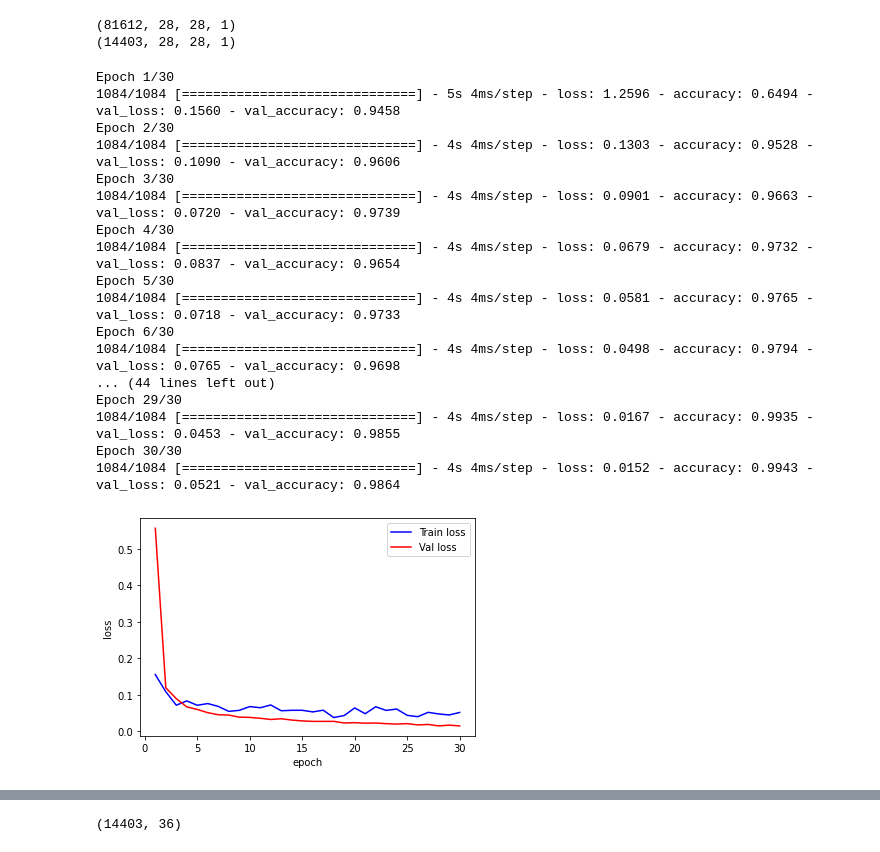
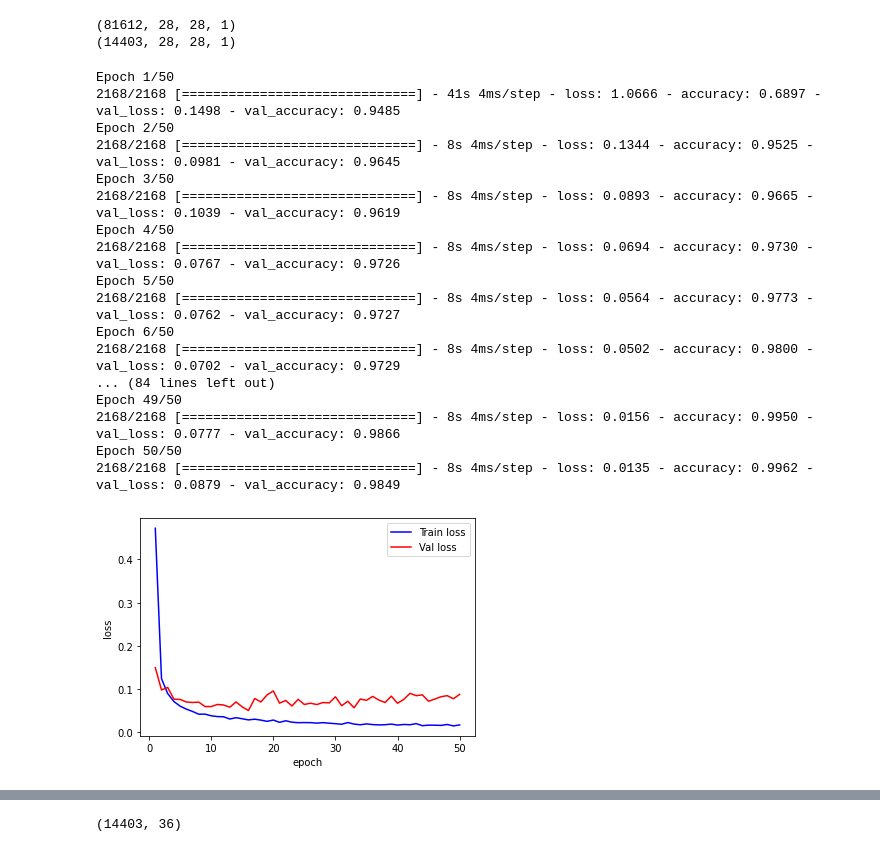
Before and after one commit to yashgupta417/ANPR, a Jupyter notebook: char_recog.ipynb, the cells around one changed output, grey strips where cells are left out. Drawn from its saved outputs; the diff is of its cells as text; code cells hidden in the pictures.

```diff
--- a/char_recog.ipynb
+++ b/char_recog.ipynb
@@ -240,8 +240,8 @@ from keras.layers.convolutional import Conv2D,MaxPooling2D
 # %%
 width=28
 height=28
-batch_size=64
-epochs=30
+batch_size=32
+epochs=50
 model=Sequential()
 #Conv Layer-1
 model.add(Conv2D(6,kernel_size=5,input_shape=(width,height,1),data_format='channels_last',padding='same',activation='relu'))
@@ -299,43 +299,43 @@ print(X_test.shape)
 # %%
 history=model.fit(X_train,Y_train,batch_size=batch_size,epochs=epochs,validation_split = 0.15)
 # %% [output]
-Epoch 1/30
-1084/1084 [==============================] - 5s 4ms/step - loss: 1.2596 - accuracy: 0.6494 - val_loss: 0.1560 - val_accuracy: 0.9458
-Epoch 2/30
-1084/1084 [==============================] - 4s 4ms/step - loss: 0.1303 - accuracy: 0.9528 - val_loss: 0.1090 - val_accuracy: 0.9606
-Epoch 3/30
-1084/1084 [==============================] - 4s 4ms/step - loss: 0.0901 - accuracy: 0.9663 - val_loss: 0.0720 - val_accuracy: 0.9739
-Epoch 4/30
-1084/1084 [==============================] - 4s 4ms/step - loss: 0.0679 - accuracy: 0.9732 - val_loss: 0.0837 - val_accuracy: 0.9654
-Epoch 5/30
-1084/1084 [==============================] - 4s 4ms/step - loss: 0.0581 - accuracy: 0.9765 - val_loss: 0.0718 - val_accuracy: 0.9733
-Epoch 6/30
-1084/1084 [==============================] - 4s 4ms/step - loss: 0.0498 - accuracy: 0.9794 - val_loss: 0.0765 - val_accuracy: 0.9698
-... (44 lines left out)
-Epoch 29/30
-1084/1084 [==============================] - 4s 4ms/step - loss: 0.0167 - accuracy: 0.9935 - val_loss: 0.0453 - val_accuracy: 0.9855
-Epoch 30/30
-1084/1084 [==============================] - 4s 4ms/step - loss: 0.0152 - accuracy: 0.9943 - val_loss: 0.0521 - val_accuracy: 0.9864
+Epoch 1/50
+2168/2168 [==============================] - 41s 4ms/step - loss: 1.0666 - accuracy: 0.6897 - val_loss: 0.1498 - val_accuracy: 0.9485
+Epoch 2/50
+2168/2168 [==============================] - 8s 4ms/step - loss: 0.1344 - accuracy: 0.9525 - val_loss: 0.0981 - val_accuracy: 0.9645
+Epoch 3/50
+2168/2168 [==============================] - 8s 4ms/step - loss: 0.0893 - accuracy: 0.9665 - val_loss: 0.1039 - val_accuracy: 0.9619
+Epoch 4/50
+2168/2168 [==============================] - 8s 4ms/step - loss: 0.0694 - accuracy: 0.9730 - val_loss: 0.0767 - val_accuracy: 0.9726
+Epoch 5/50
+2168/2168 [==============================] - 8s 4ms/step - loss: 0.0564 - accuracy: 0.9773 - val_loss: 0.0762 - val_accuracy: 0.9727
+Epoch 6/50
+2168/2168 [==============================] - 8s 4ms/step - loss: 0.0502 - accuracy: 0.9800 - val_loss: 0.0702 - val_accuracy: 0.9729
+... (84 lines left out)
+Epoch 49/50
+2168/2168 [==============================] - 8s 4ms/step - loss: 0.0156 - accuracy: 0.9950 - val_loss: 0.0777 - val_accuracy: 0.9866
+Epoch 50/50
+2168/2168 [==============================] - 8s 4ms/step - loss: 0.0135 - accuracy: 0.9962 - val_loss: 0.0879 - val_accuracy: 0.9849
 # %%
 #Loss curve
 import matplotlib.pyplot as plt
 fig,ax=plt.subplots(1,1)
 ax.set_xlabel('epoch')
 ax.set_ylabel('loss')
 
 x=list(range(1,epochs+1))
 
-vy=history.history['val_loss']
-ty=history.history['loss']
+v=history.history['val_loss']
+t=history.history['loss']
 
 def plt_dynamic(x,y,y_1,ax,colors=['b']):
     ax.plot(x,y,'b',label='Train loss')
     ax.plot(x,y_1,'r',label='Val loss')
     plt.legend()
     fig.canvas.draw()
-plt_dynamic(x,vy,ty,ax)
+plt_dynamic(x,t,v,ax)
 # %% [output]
-[figure, old version]
+[figure, new version]
 # %%
 #Accuracy curve
 fig,ax=plt.subplots(1,1)
```
Also changed, not shown: parts of 6 cells of this notebook.
